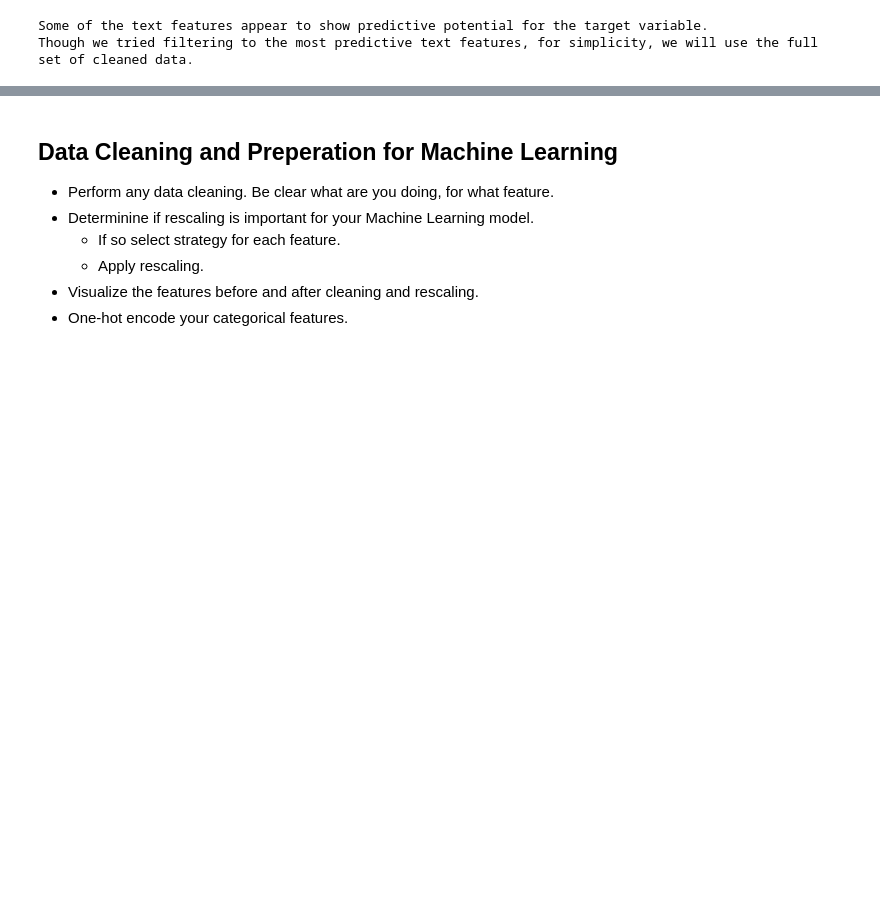
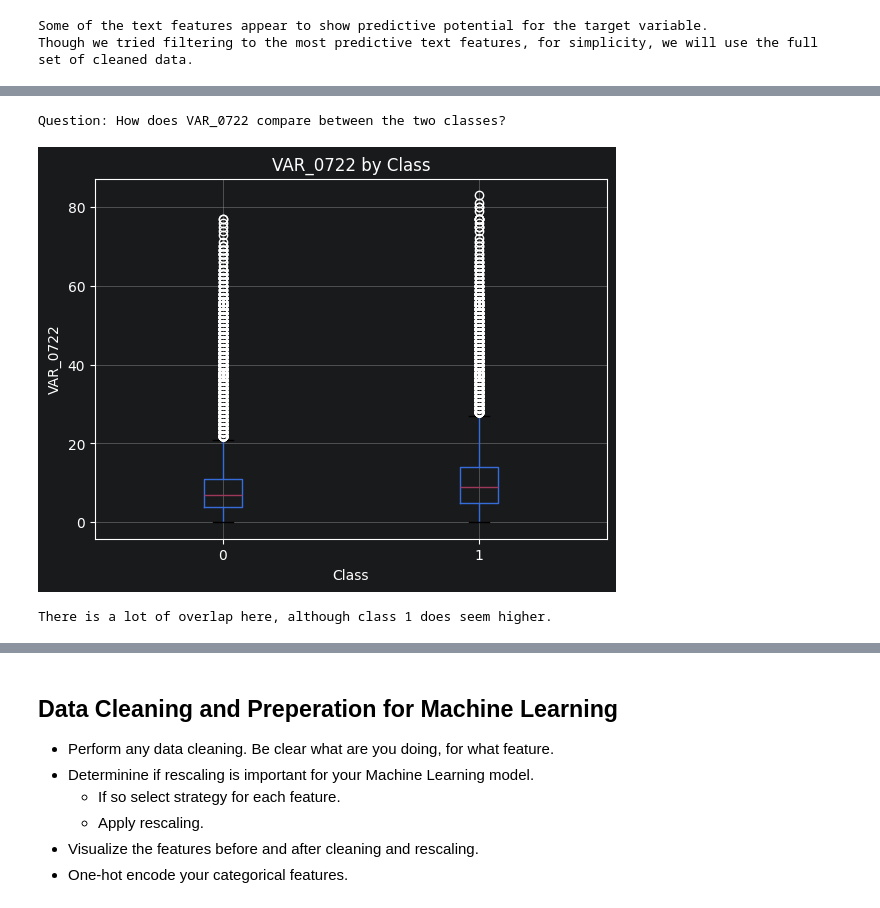
Before and after one commit to radtothebone/data-science-3402, a Jupyter notebook: Final Project/Group_4_Final_Project.ipynb, the cells around one changed output, grey strips where cells are left out. Saved outputs shown, nothing was run; the diff lists cells and outputs as text; code cells hidden in the pictures; blank space fills up the shorter version.

```diff
--- a/Final Project/Group_4_Final_Project.ipynb
+++ b/Final Project/Group_4_Final_Project.ipynb
@@ -269,0 +287,15 @@ Though we tried filtering to the most predictive text features, for simplicity,
+# %%
+print('Question: How does VAR_0722 compare between the two classes?')
+
+df.boxplot(column='VAR_0722', by='target')
+plt.title('VAR_0722 by Class')
+plt.suptitle('')
+plt.xlabel('Class')
+plt.ylabel('VAR_0722')
+plt.show()
+
+print('There is a lot of overlap here, although class 1 does seem higher. ')
+# %% [output]
+Question: How does VAR_0722 compare between the two classes?
+[figure, added]
+There is a lot of overlap here, although class 1 does seem higher.
```
Also changed, not shown: parts of 15 cells of this notebook.
